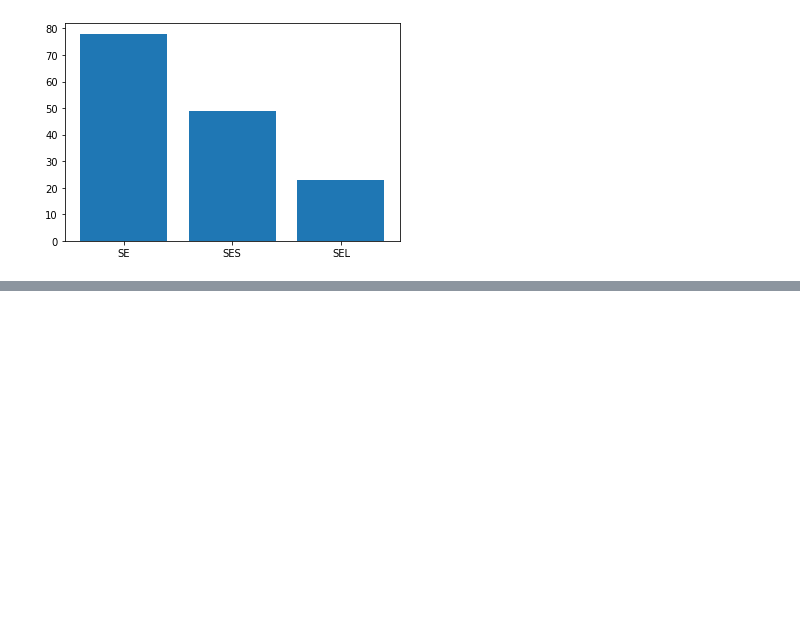
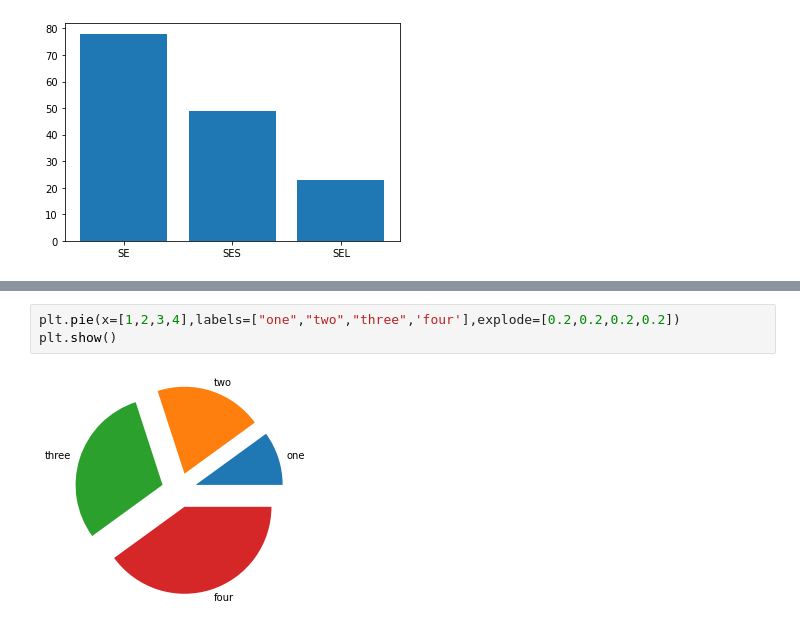
Before and after one commit to jagadeesh-gajula/code-sharing-repo, a Jupyter notebook: Batch 6/Data visualization.ipynb, the cells around one changed output, grey strips where cells are left out. Saved outputs shown, nothing was run; the diff lists cells and outputs as text; blank space fills up the shorter version.

```diff
--- a/Batch 6/Data visualization.ipynb
+++ b/Batch 6/Data visualization.ipynb
@@ -28,0 +42,5 @@ plt.bar(var.index,var.values)
+# %%
+plt.pie(x=[1,2,3,4],labels=["one","two","three",'four'],explode=[0.2,0.2,0.2,0.2])
+plt.show()
+# %% [output]
+[figure, added]
```
Also changed, not shown: parts of 8 cells of this notebook, 3 other files.
